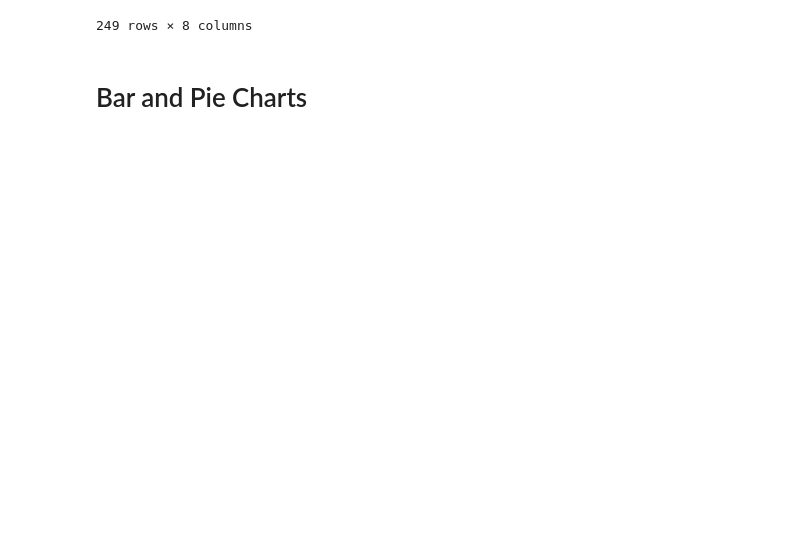
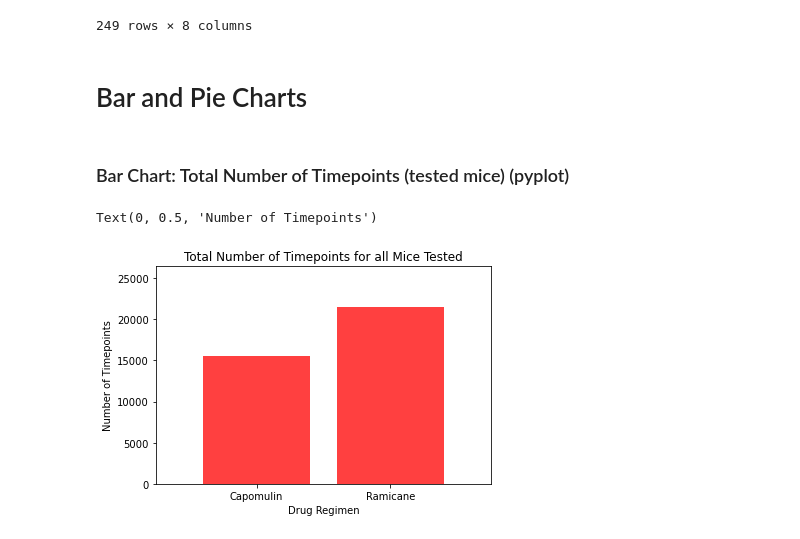
Before and after one commit to samuelroiz/Pymaceuticals_DA, a Jupyter notebook: Pymaceuticals_Code.ipynb, the cells around one changed output. Cells and saved outputs as stored; diff of their text form; code cells hidden in the pictures; blank space fills up the shorter version.

Commit message:
Codes added. Finish Bar Chart. Started on Pie Chart.

```diff
--- a/Pymaceuticals_Code.ipynb
+++ b/Pymaceuticals_Code.ipynb
@@ -371,3 +369,38 @@ sum_tumor
 249 rows × 8 columns
 # %% [markdown]
 # Bar and Pie Charts
+# %% [markdown]
+### Bar Chart: Total Number of Timepoints (tested mice) (pyplot)
+# %%
+drug_regimen_df = mice_agg.groupby(['Drug Regimen'], as_index=False).agg({
+    'Timepoint Total':'sum'})
+
+drug_regimen = drug_regimen_df['Drug Regimen']
+
+# x_axis = [0 1] ... 0 is Capomulin 1 is Ramicane
+x_axis = np.arange(len(drug_regimen))
+
+# # y_axis is the timepoint values from 'drug_regimen_df' which is 0:15600 and 1:21450
+y_axis = drug_regimen_df['Timepoint Total']
+
+plt.bar(x_axis, y_axis, color='r', alpha=0.75, align="center")
+
+# Tell matplotlib where we would like to place each of our x axis headers
+tick_locations = [value for value in x_axis]
+plt.xticks(tick_locations, ["Capomulin", "Ramicane"])
+
+# Sets the x limits of the current chart
+# len(x_axis) = 2...then 2 - 0.25 is 1.75  1.75 value is making sure the bar is not far away from center
+plt.xlim(-0.75, len(x_axis)- .25)
+
+# Sets the y limits of the current chart
+plt.ylim(0, max(y_axis)+5000)
+
+
+# Give our chart some labels and a tile
+plt.title("Total Number of Timepoints for all Mice Tested")
+plt.xlabel("Drug Regimen")
+plt.ylabel("Number of Timepoints")
+# %% [output]
+Text(0, 0.5, 'Number of Timepoints')
+[figure, added]
```
Also changed, not shown: parts of 7 cells of this notebook.
